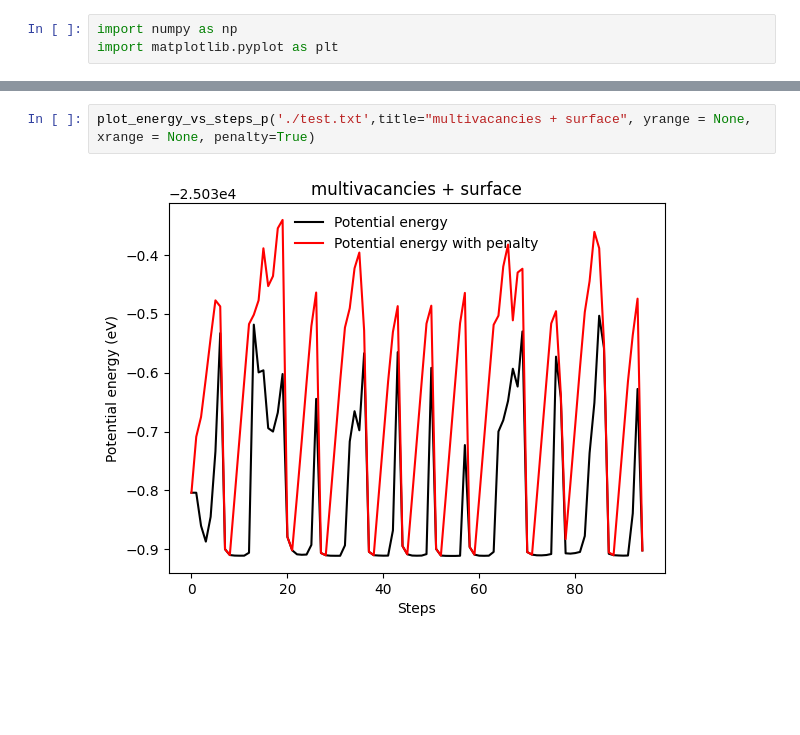
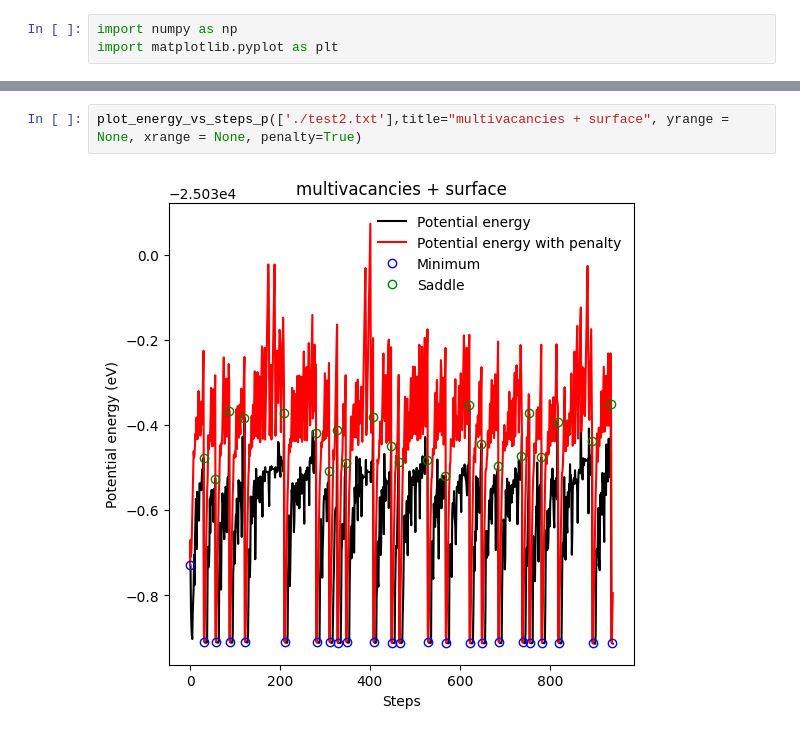
Before and after one commit to ch-tung/ABCD_J, a Jupyter notebook: EAM/surface/plot_energy.ipynb, the cells around one changed output, grey strips where cells are left out. Cells and saved outputs as stored; diff of their text form; blank space fills up the shorter version.

Commit message:
improve energy min detection

```diff
--- a/EAM/surface/plot_energy.ipynb
+++ b/EAM/surface/plot_energy.ipynb
@@ -31,5 +83,5 @@ def plot_energy_vs_steps_p(filename, xlim=[],title='Potential energy vs steps',
     plt.show()
 # %%
-plot_energy_vs_steps_p('./test.txt',title="multivacancies + surface", yrange = None, xrange = None, penalty=True)
+plot_energy_vs_steps_p(['./test2.txt'],title="multivacancies + surface", yrange = None, xrange = None, penalty=True)
 # %% [output]
-[figure, old version]
+[figure, new version]
```
Also changed, not shown: parts of 5 cells of this notebook.
